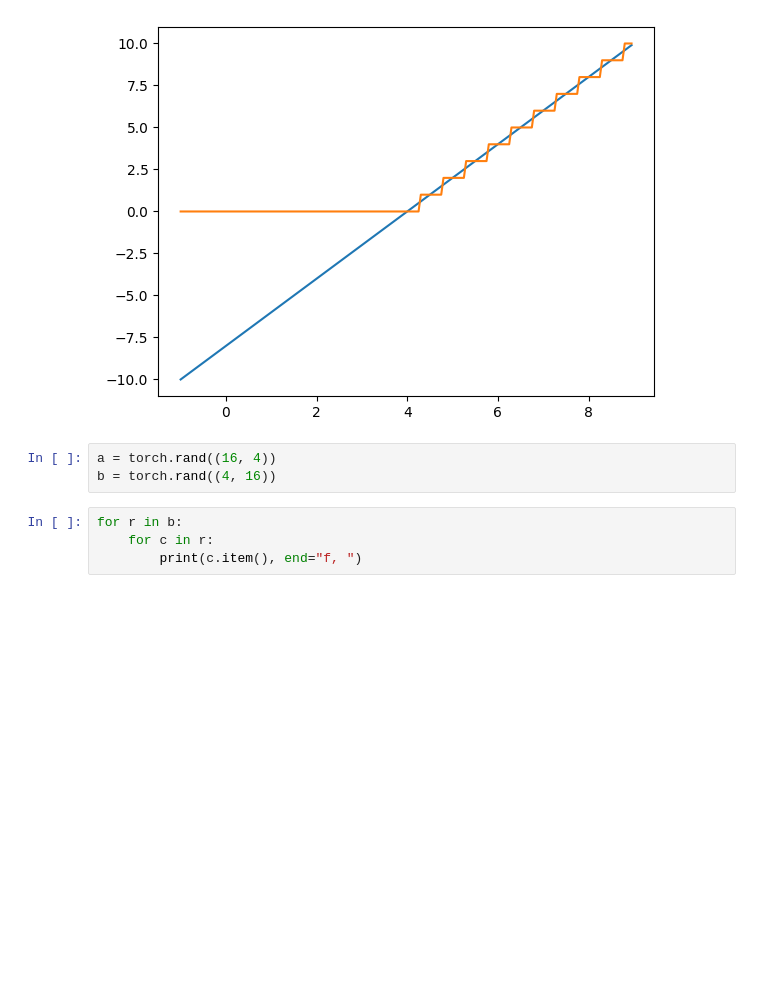
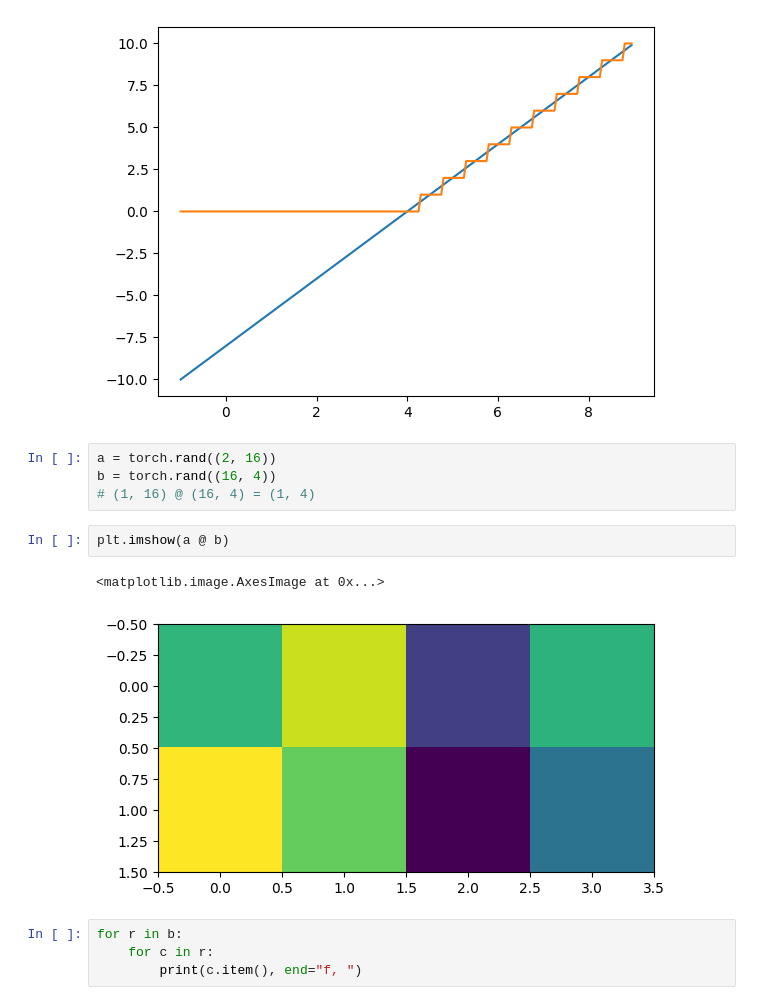
Before and after one commit to BradyWynn/chess, a Jupyter notebook: old.ipynb, the cells around one changed output. Cells and saved outputs as stored; diff of their text form; blank space fills up the shorter version.

```diff
--- a/old.ipynb
+++ b/old.ipynb
@@ -719,8 +719,14 @@ plt.plot(x, y)
 [<matplotlib.lines.Line2D at 0x...>]
 [figure]
 # %%
-a = torch.rand((16, 4))
-b = torch.rand((4, 16))
+a = torch.rand((2, 16))
+b = torch.rand((16, 4))
+# (1, 16) @ (16, 4) = (1, 4)
+# %%
+plt.imshow(a @ b)
+# %% [output]
+<matplotlib.image.AxesImage at 0x...>
+[figure, added]
 # %%
 for r in b:
     for c in r:
```
Also changed, not shown: parts of 2 cells of this notebook, 18 other files.
